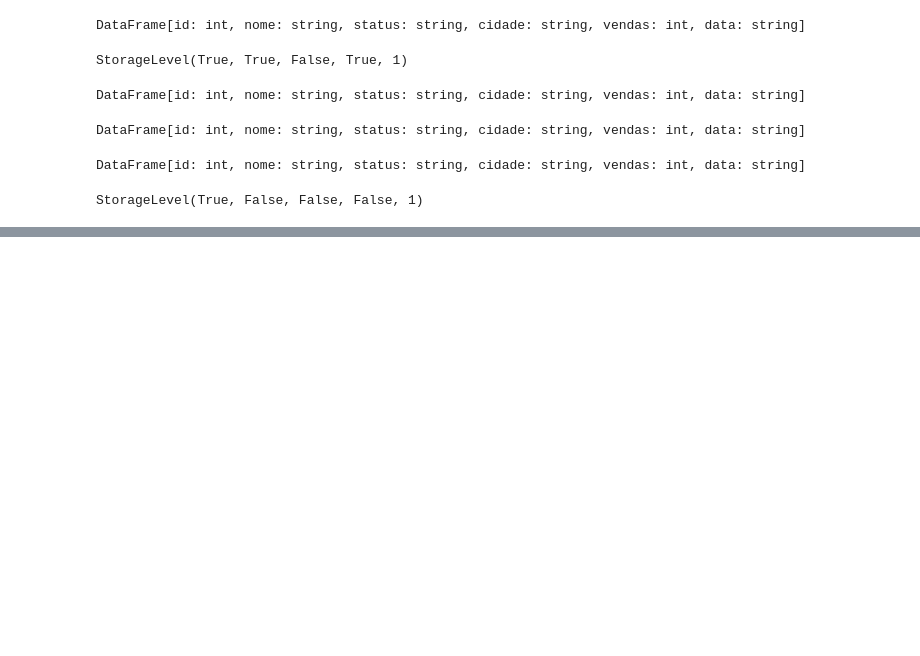
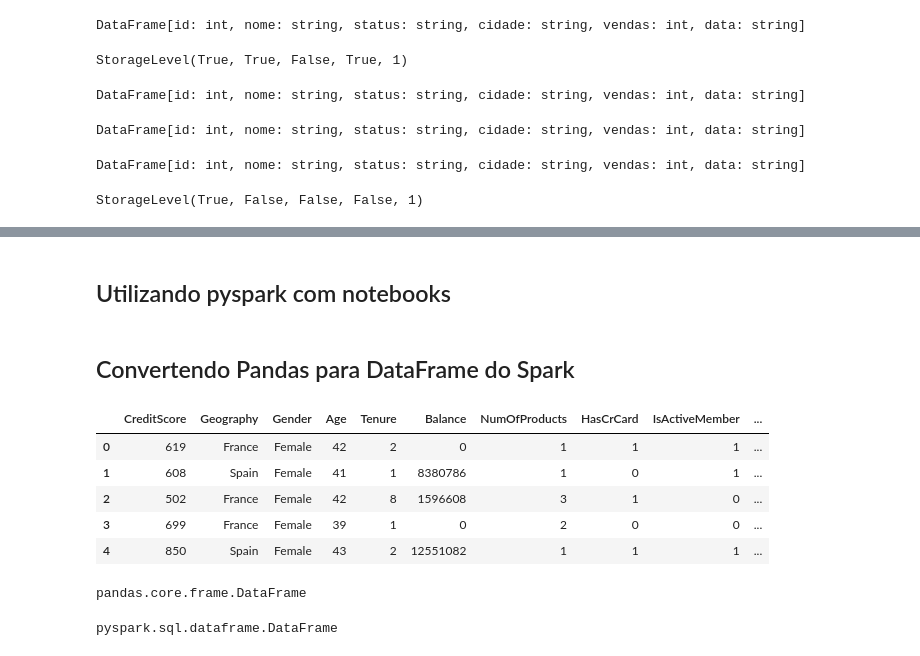
Before and after one commit to OseiasBeu/SparkFormation, a Jupyter notebook: SparkFormation.ipynb, the cells around one changed output, grey strips where cells are left out. Drawn from its saved outputs; the diff is of its cells as text; code cells hidden in the pictures; blank space fills up the shorter version.

```diff
--- a/SparkFormation.ipynb
+++ b/SparkFormation.ipynb
@@ -2216,0 +2215,2 @@ StorageLevel(True, False, False, False, 1)
+# %% [markdown]
+## Utilizando pyspark com notebooks
@@ -2216,0 +2253,2 @@ StorageLevel(True, False, False, False, 1)
+# %% [markdown]
+## Convertendo Pandas para DataFrame do Spark
@@ -2216,0 +2257,14 @@ StorageLevel(True, False, False, False, 1)
+# %%
+churn = pd.read_csv('/content/Churn.csv',sep=';')
+churn.head(5)
+# %% [output]
+|  | CreditScore | Geography | Gender | Age | Tenure | Balance | NumOfProducts | HasCrCard | IsActiveMember | ... |
+| 0 | 619 | France | Female | 42 | 2 | 0 | 1 | 1 | 1 | ... |
+| 1 | 608 | Spain | Female | 41 | 1 | 8380786 | 1 | 0 | 1 | ... |
+| 2 | 502 | France | Female | 42 | 8 | 1596608 | 3 | 1 | 0 | ... |
+| 3 | 699 | France | Female | 39 | 1 | 0 | 2 | 0 | 0 | ... |
+| 4 | 850 | Spain | Female | 43 | 2 | 12551082 | 1 | 1 | 1 | ... |
+# %%
+type(churn)
+# %% [output]
+pandas.core.frame.DataFrame
@@ -2216,0 +2273,4 @@ StorageLevel(True, False, False, False, 1)
+# %%
+type(churn_df)
+# %% [output]
+pyspark.sql.dataframe.DataFrame
```
Also changed, not shown: parts of 55 cells of this notebook.
